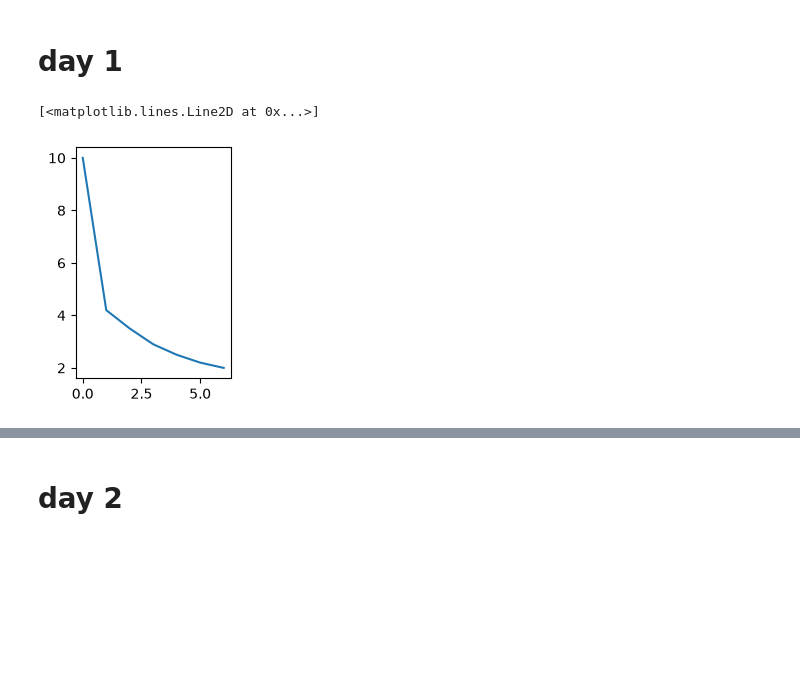
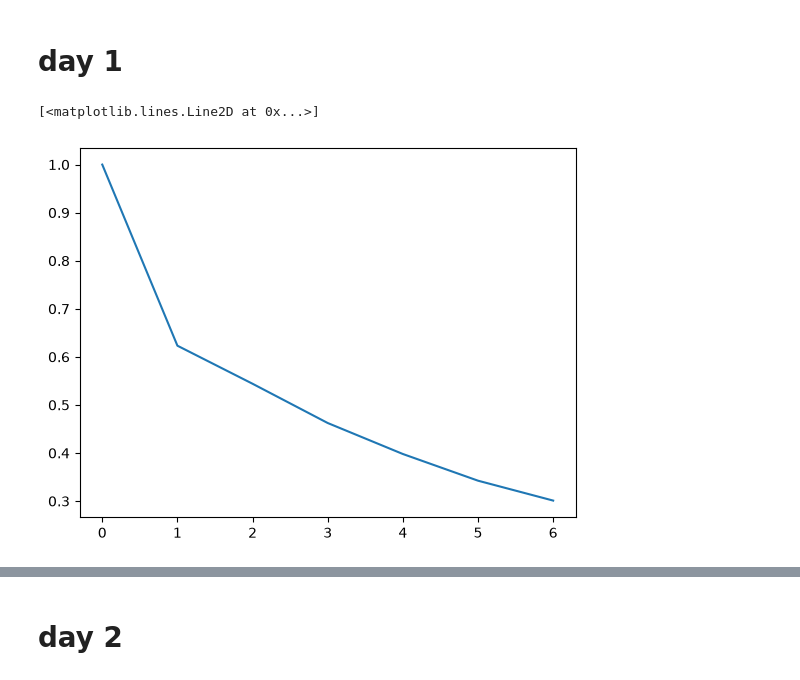
Before and after one commit to Dixith400/Andrej-Karpathy-learnings-, a Jupyter notebook: math_plot/day_1.ipynb, the cells around one changed output, grey strips where cells are left out. Drawn from its saved outputs; the diff is of its cells as text; code cells hidden in the pictures; blank space fills up the shorter version.

```diff
--- a/math_plot/day_1.ipynb
+++ b/math_plot/day_1.ipynb
@@ -5,18 +5,18 @@
 # %%
 import torch
 import matplotlib.pyplot as plt
 %matplotlib inline
 
 
 loss= [10.0, 4.2, 3.5, 2.9, 2.5, 2.2, 2.0]
 loss = torch.tensor(loss)
 lossi = loss.log10()
 
 
-plt.plot(loss)
+plt.plot(lossi)
 # %% [output]
 [<matplotlib.lines.Line2D at 0x...>]
-[figure, old version]
+[figure, new version]
 # %%
 lossi = [5, 4, 3, 2, 1]
 
```
Also changed, not shown: parts of 4 cells of this notebook, 5 other files.
